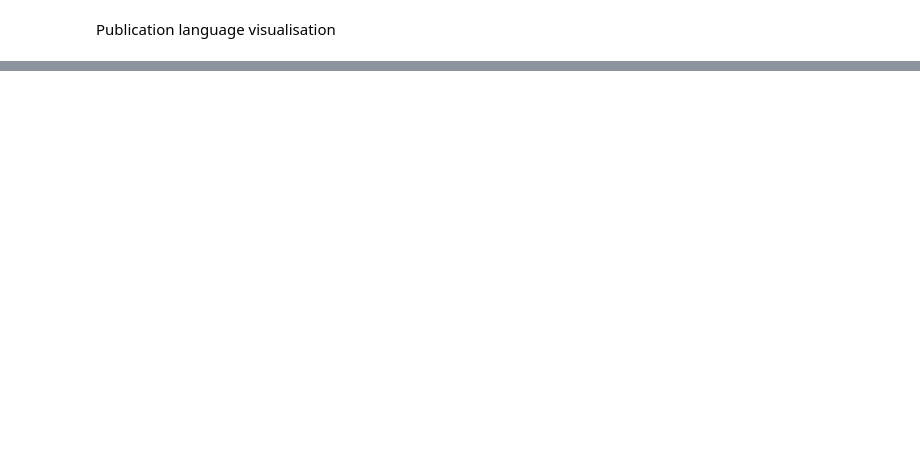
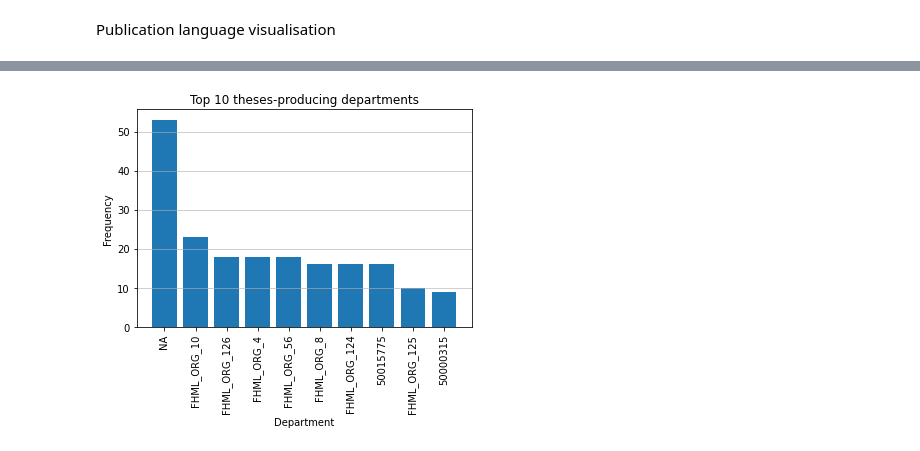
Before and after one commit to mcoonen/pure-etl, a Jupyter notebook: notebooks/etl_thesis.ipynb, the cells around one changed output, grey strips where cells are left out. Drawn from its saved outputs; the diff is of its cells as text; code cells hidden in the pictures; blank space fills up the shorter version.

```diff
--- a/notebooks/etl_thesis.ipynb
+++ b/notebooks/etl_thesis.ipynb
@@ -101,0 +130,12 @@ plt.show()
+# %%
+top10_departments = pub_df.groupby('org_unit_extid').size().sort_values(ascending=False)[0:10]
+# %%
+plt.bar(x=top10_departments.keys(), height=top10_departments)
+plt.grid(axis='y', alpha=0.75)
+plt.xlabel('Department')
+plt.ylabel('Frequency')
+plt.xticks(rotation='vertical')
+plt.title('Top 10 theses-producing departments')
+plt.show()
+# %% [output]
+[figure, added]
```
Also changed, not shown: parts of 4 cells of this notebook.
